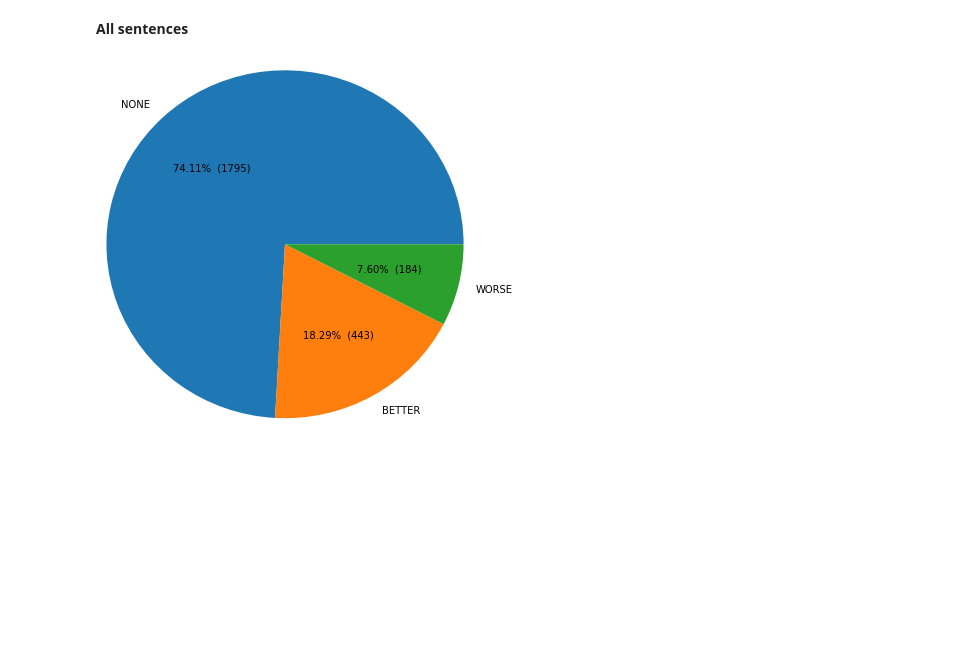
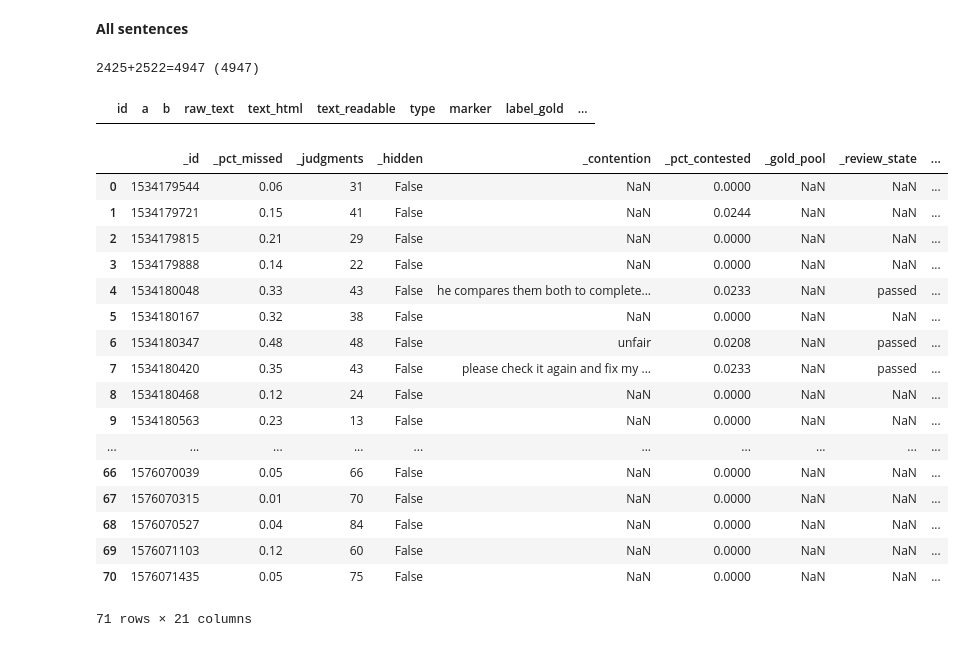
Before and after one commit to uhh-lt/comparative, a Jupyter notebook: 3. Crowdsourcing/3.5 Mainstudy Step 3/create-clean-dataset.ipynb, the cells around one changed output. Cells and saved outputs as stored; diff of their text form; code cells hidden in the pictures; blank space fills up the shorter version.

```diff
--- a/3. Crowdsourcing/3.5 Mainstudy Step 3/create-clean-dataset.ipynb
+++ b/3. Crowdsourcing/3.5 Mainstudy Step 3/create-clean-dataset.ipynb
@@ -228,7 +185,33 @@ def show_dist(labels):
     plt.show()
 # %% [markdown]
 **All sentences**
-# %%
-show_dist(aggregated['label'])
-# %% [output]
-[figure, removed]
+# %%
+compsci = pd.read_csv('compsci-sentences.csv')
+brands = pd.read_csv('brands-sentences.csv')
+combi = pd.concat([compsci,brands])
+print('{}+{}={} ({})'.format(len(compsci), len(brands),len(combi), (len(compsci)+len(brands))))
+compsci[compsci.duplicated('id', keep=False)].sort_values('id')
+# %% [output]
+2425+2522=4947 (4947)
+|  | id | a | b | raw_text | text_html | text_readable | type | marker | label_gold | ... |
+# %%
+test_questions[~test_questions.duplicated('id')]
+# %% [output]
+|  | _id | _pct_missed | _judgments | _hidden | _contention | _pct_contested | _gold_pool | _review_state | ... |
+| 0 | 1534179544 | 0.06 | 31 | False | NaN | 0.0000 | NaN | NaN | ... |
+| 1 | 1534179721 | 0.15 | 41 | False | NaN | 0.0244 | NaN | NaN | ... |
+| 2 | 1534179815 | 0.21 | 29 | False | NaN | 0.0000 | NaN | NaN | ... |
+| 3 | 1534179888 | 0.14 | 22 | False | NaN | 0.0000 | NaN | NaN | ... |
+| 4 | 1534180048 | 0.33 | 43 | False | he compares them both to complete... | 0.0233 | NaN | passed | ... |
+| 5 | 1534180167 | 0.32 | 38 | False | NaN | 0.0000 | NaN | NaN | ... |
+| 6 | 1534180347 | 0.48 | 48 | False | unfair | 0.0208 | NaN | passed | ... |
+| 7 | 1534180420 | 0.35 | 43 | False | please check it again and fix my ... | 0.0233 | NaN | passed | ... |
+| 8 | 1534180468 | 0.12 | 24 | False | NaN | 0.0000 | NaN | NaN | ... |
+| 9 | 1534180563 | 0.23 | 13 | False | NaN | 0.0000 | NaN | NaN | ... |
+| ... | ... | ... | ... | ... | ... | ... | ... | ... | ... |
+| 66 | 1576070039 | 0.05 | 66 | False | NaN | 0.0000 | NaN | NaN | ... |
+| 67 | 1576070315 | 0.01 | 70 | False | NaN | 0.0000 | NaN | NaN | ... |
+| 68 | 1576070527 | 0.04 | 84 | False | NaN | 0.0000 | NaN | NaN | ... |
+| 69 | 1576071103 | 0.12 | 60 | False | NaN | 0.0000 | NaN | NaN | ... |
+| 70 | 1576071435 | 0.05 | 75 | False | NaN | 0.0000 | NaN | NaN | ... |
+71 rows × 21 columns
```
Also changed, not shown: parts of 9 cells of this notebook, 19 other files.
